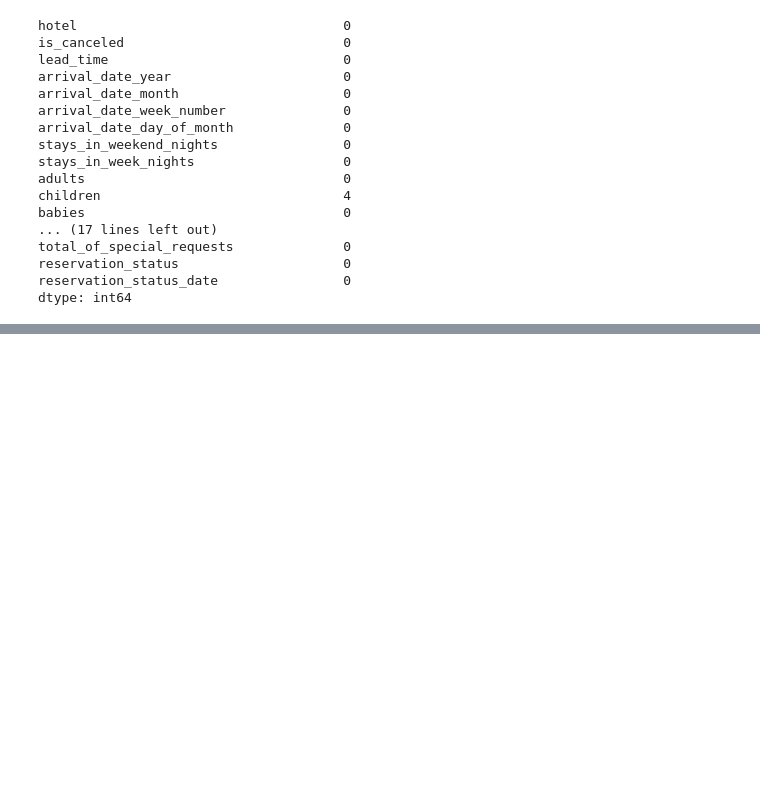
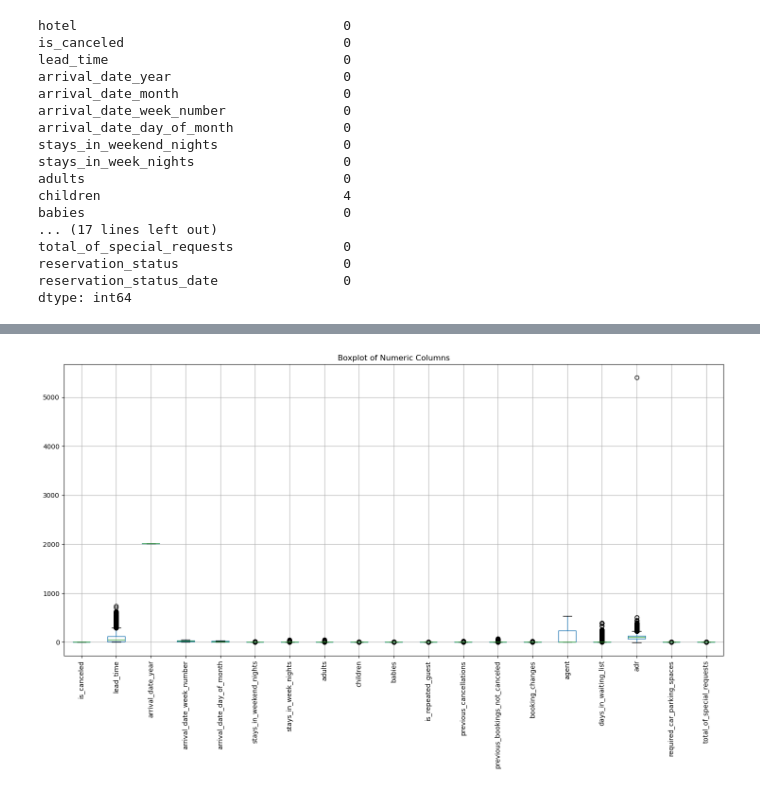
Before and after one commit to Ashishjoshi794/EDA-PROJECT, a Jupyter notebook: hotel booking/hotel_booking.ipynb, the cells around one changed output, grey strips where cells are left out. Drawn from its saved outputs; the diff is of its cells as text; code cells hidden in the pictures; blank space fills up the shorter version.

```diff
--- a/hotel booking/hotel_booking.ipynb
+++ b/hotel booking/hotel_booking.ipynb
@@ -234,2 +283,0 @@ Name: adr, dtype: float64
-# %%
-df = df[(df['adr'] >= 0) & (df['adr'] < 5000)]
@@ -246,0 +296,9 @@ Name: proportion, dtype: float64
+# %%
+numeric_cols = df.select_dtypes(include=["int64", "float64"]).columns
+
+df[numeric_cols].boxplot(figsize=(18,8), rot=90)
+
+plt.title("Boxplot of Numeric Columns")
+plt.show()
+# %% [output]
+[figure, added]
```
Also changed, not shown: parts of 41 cells of this notebook.
